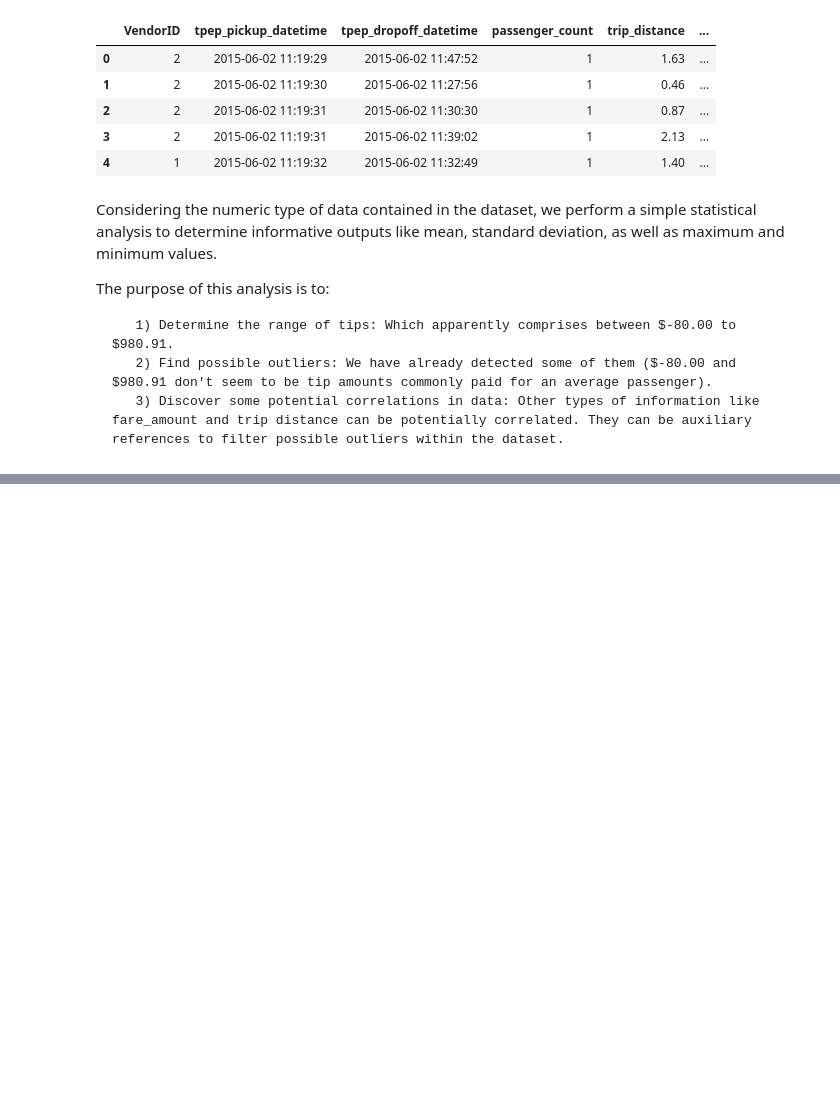
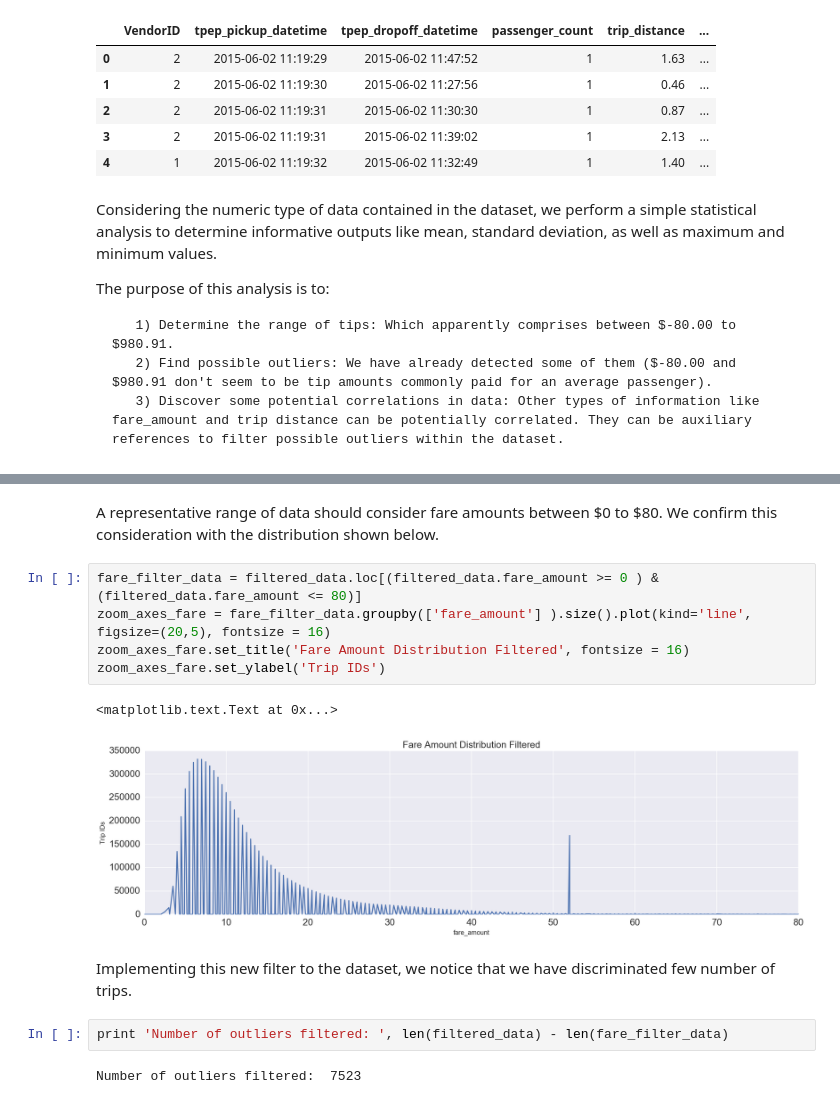
Before and after one commit to Riccocez/NYC-Taxi-Tips, a Jupyter notebook: 1. Analysis & Planning Stage.ipynb, the cells around one changed output, grey strips where cells are left out. Saved outputs shown, nothing was run; the diff lists cells and outputs as text; blank space fills up the shorter version.

Commit message:
Cleaned Dataset Built

```diff
--- a/1. Analysis & Planning Stage.ipynb
+++ b/1. Analysis & Planning Stage.ipynb
@@ -181,0 +178,16 @@ len(data_filter_3)
+# %% [markdown]
+A representative range of data should consider fare amounts between \$0 to \$80. We confirm this consideration with the distribution shown below.
+# %%
+fare_filter_data = filtered_data.loc[(filtered_data.fare_amount >= 0 ) & (filtered_data.fare_amount <= 80)]
+zoom_axes_fare = fare_filter_data.groupby(['fare_amount'] ).size().plot(kind='line', figsize=(20,5), fontsize = 16)
+zoom_axes_fare.set_title('Fare Amount Distribution Filtered', fontsize = 16)
+zoom_axes_fare.set_ylabel('Trip IDs')
+# %% [output]
+<matplotlib.text.Text at 0x...>
+[figure, added]
+# %% [markdown]
+Implementing this new filter to the dataset, we notice that we have discriminated few number of trips.
+# %%
+print 'Number of outliers filtered: ', len(filtered_data) - len(fare_filter_data)
+# %% [output]
+Number of outliers filtered:  7523
```
Also changed, not shown: parts of 66 cells of this notebook.
